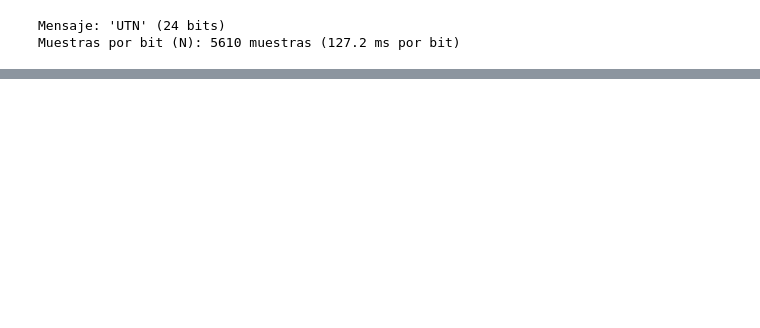
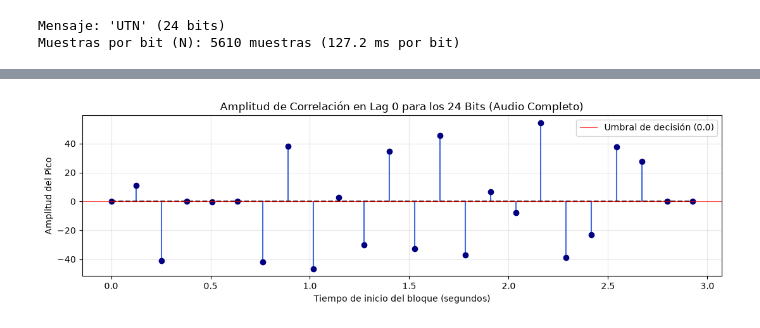
Before and after one commit to GonTurri/stego-audio-dss, a Jupyter notebook: stego_demo.ipynb, the cells around one changed output, grey strips where cells are left out. Saved outputs shown, nothing was run; the diff lists cells and outputs as text; code cells hidden in the pictures; blank space fills up the shorter version.

```diff
--- a/stego_demo.ipynb
+++ b/stego_demo.ipynb
@@ -160,0 +190,19 @@ plt.show()
+# %%
+plt.figure(figsize=(11, 3.5))
+tiempos_bloques = (np.arange(num_bits) * samples_per_bit) / sr
+
+# Gráfica de tallo y hojas (stem plot) de las decisiones de los 24 bits
+markerline, stemlines, baseline = plt.stem(tiempos_bloques, picos_correlacion, basefmt="k--")
+plt.setp(markerline, markersize=6, color='navy')
+plt.setp(stemlines, linewidth=1.5, color='royalblue')
+
+plt.axhline(0, color='red', linestyle='-', linewidth=0.8, alpha=0.7, label='Umbral de decisión (0.0)')
+plt.title("Amplitud de Correlación en Lag 0 para los 24 Bits (Audio Completo)")
+plt.xlabel("Tiempo de inicio del bloque (segundos)")
+plt.ylabel("Amplitud del Pico")
+plt.grid(True, alpha=0.3)
+plt.legend()
+plt.tight_layout()
+plt.show()
+# %% [output]
+[figure, added]
```
Also changed, not shown: parts of 4 cells of this notebook.
